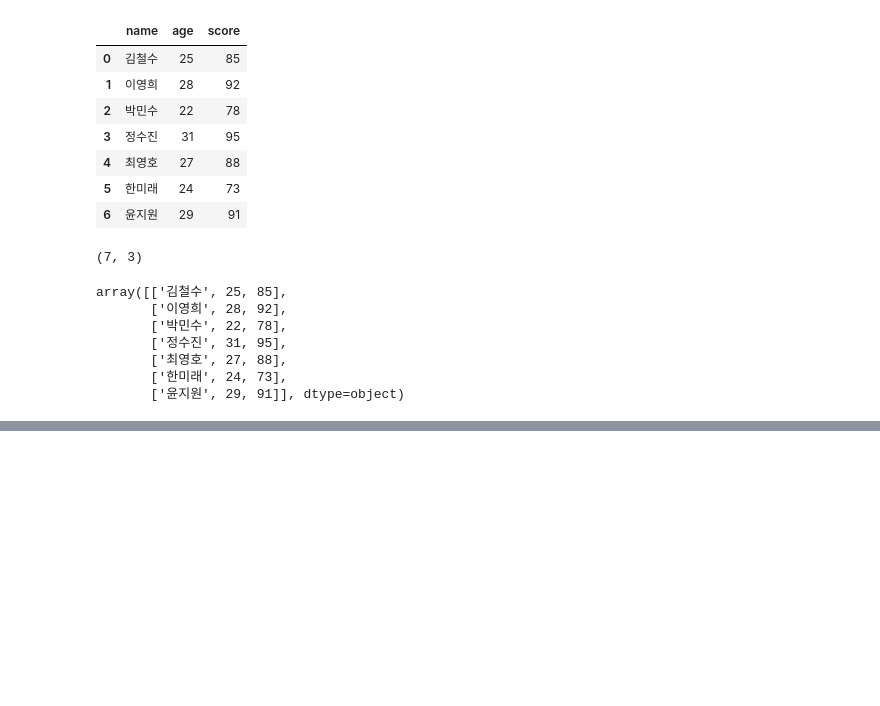
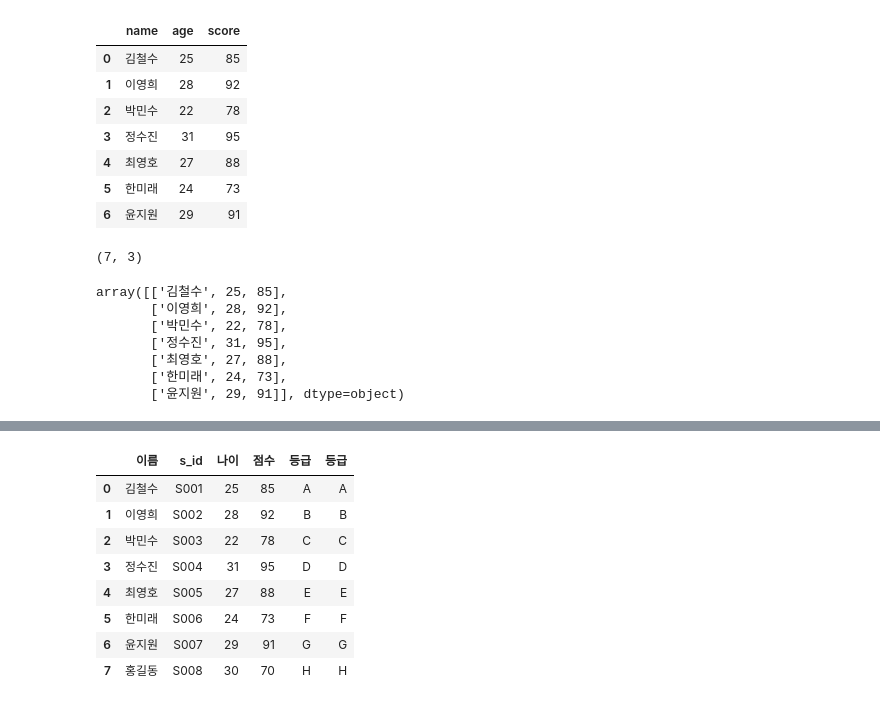
Before and after one commit to yleessam/hipython_rep, a Jupyter notebook: 13_판다스.ipynb, the cells around one changed output, grey strips where cells are left out. Cells and saved outputs as stored; diff of their text form; code cells hidden in the pictures; blank space fills up the shorter version.

```diff
--- a/13_판다스.ipynb
+++ b/13_판다스.ipynb
@@ -366,0 +514,4 @@ array([['김철수', 25, 85],
+# %%
+df1 = df.drop(0, axis=0) #inplace=
+df = df1
+df
@@ -366,0 +527,12 @@ array([['김철수', 25, 85],
+# %%
+df
+# %% [output]
+|  | 이름 | s_id | 나이 | 점수 | 등급 | 등급 |
+| 0 | 김철수 | S001 | 25 | 85 | A | A |
+| 1 | 이영희 | S002 | 28 | 92 | B | B |
+| 2 | 박민수 | S003 | 22 | 78 | C | C |
+| 3 | 정수진 | S004 | 31 | 95 | D | D |
+| 4 | 최영호 | S005 | 27 | 88 | E | E |
+| 5 | 한미래 | S006 | 24 | 73 | F | F |
+| 6 | 윤지원 | S007 | 29 | 91 | G | G |
+| 7 | 홍길동 | S008 | 30 | 70 | H | H |
```
Also changed, not shown: parts of 26 cells of this notebook.
